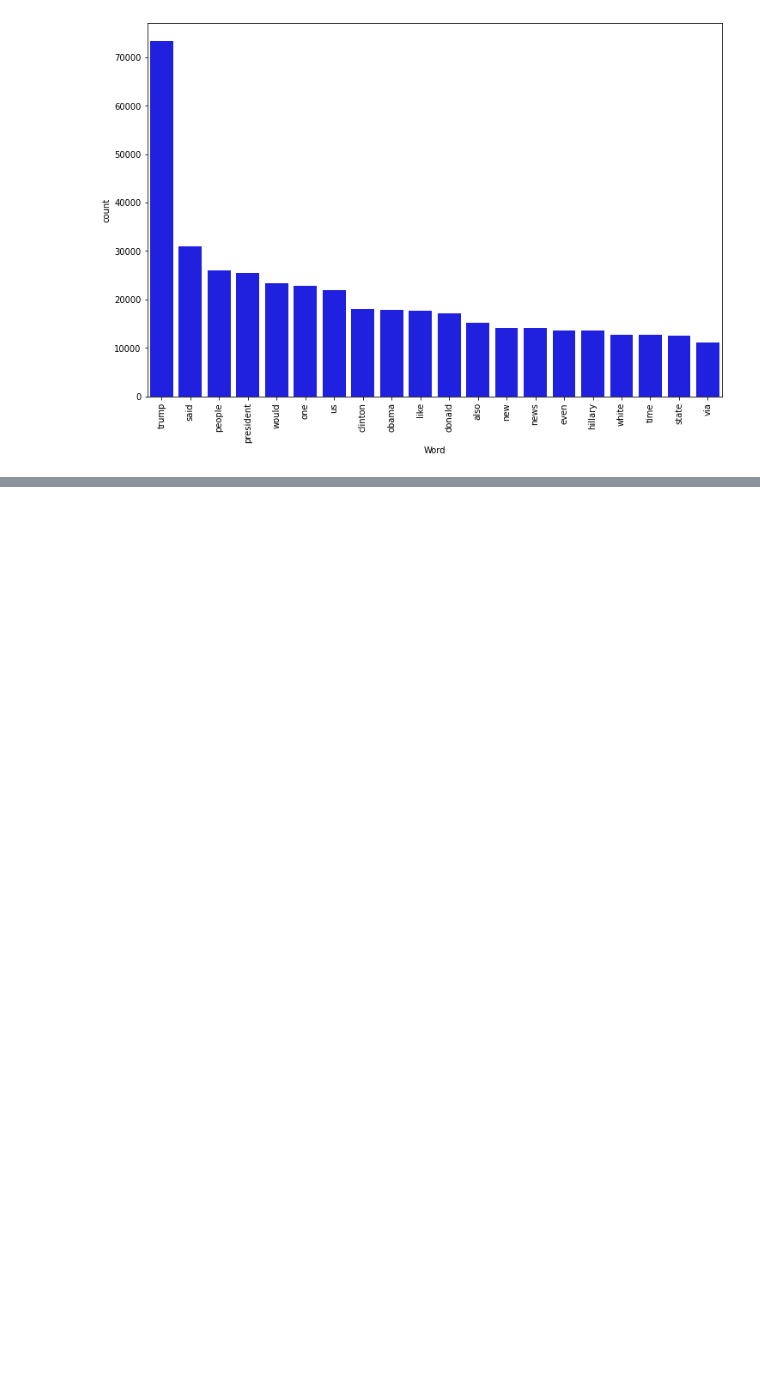
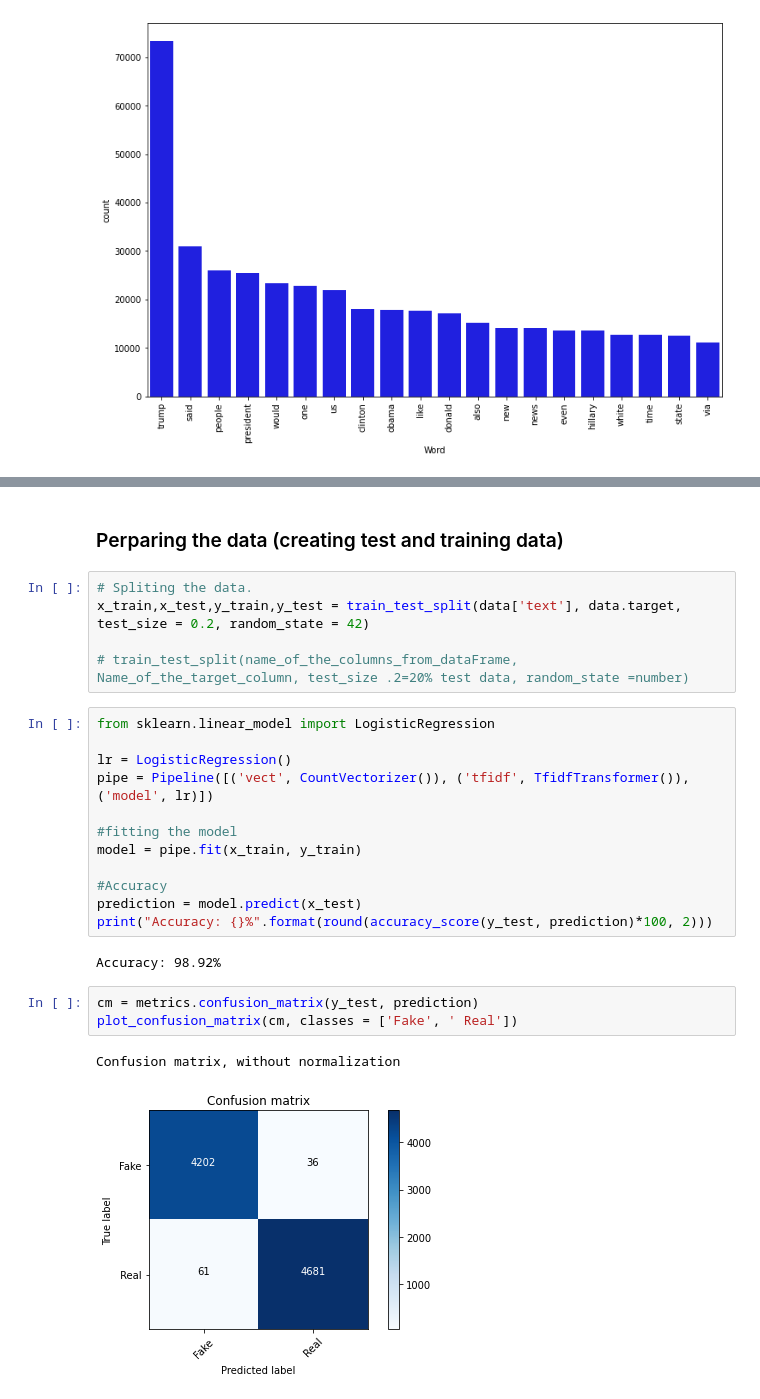
Before and after one commit to Elben1996/Fake_news_detection, a Jupyter notebook: Fake news detection.ipynb, the cells around one changed output, grey strips where cells are left out. Cells and saved outputs as stored; diff of their text form; blank space fills up the shorter version.

```diff
--- a/Fake news detection.ipynb
+++ b/Fake news detection.ipynb
@@ -256,0 +257,27 @@ def plot_confusion_matrix(cm, classes, normalize=False, title='Confusion matrix'
+# %% [markdown]
+### Perparing the data (creating test and training data)
+# %%
+# Spliting the data.
+x_train,x_test,y_train,y_test = train_test_split(data['text'], data.target, test_size = 0.2, random_state = 42)
+
+# train_test_split(name_of_the_columns_from_dataFrame, Name_of_the_target_column, test_size .2=20% test data, random_state =number)
+# %%
+from sklearn.linear_model import LogisticRegression
+
+lr = LogisticRegression()
+pipe = Pipeline([('vect', CountVectorizer()), ('tfidf', TfidfTransformer()), ('model', lr)])
+
+#fitting the model
+model = pipe.fit(x_train, y_train)
+
+#Accuracy
+prediction = model.predict(x_test)
+print("Accuracy: {}%".format(round(accuracy_score(y_test, prediction)*100, 2)))
+# %% [output]
+Accuracy: 98.92%
+# %%
+cm = metrics.confusion_matrix(y_test, prediction)
+plot_confusion_matrix(cm, classes = ['Fake', ' Real'])
+# %% [output]
+Confusion matrix, without normalization
+[figure, added]
```
Also changed, not shown: parts of 21 cells of this notebook.
